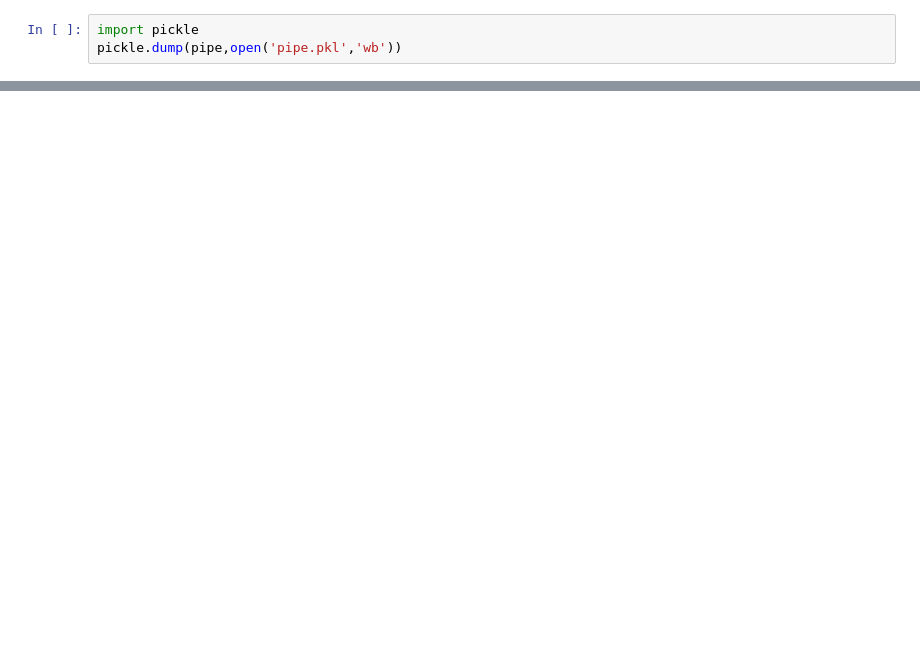
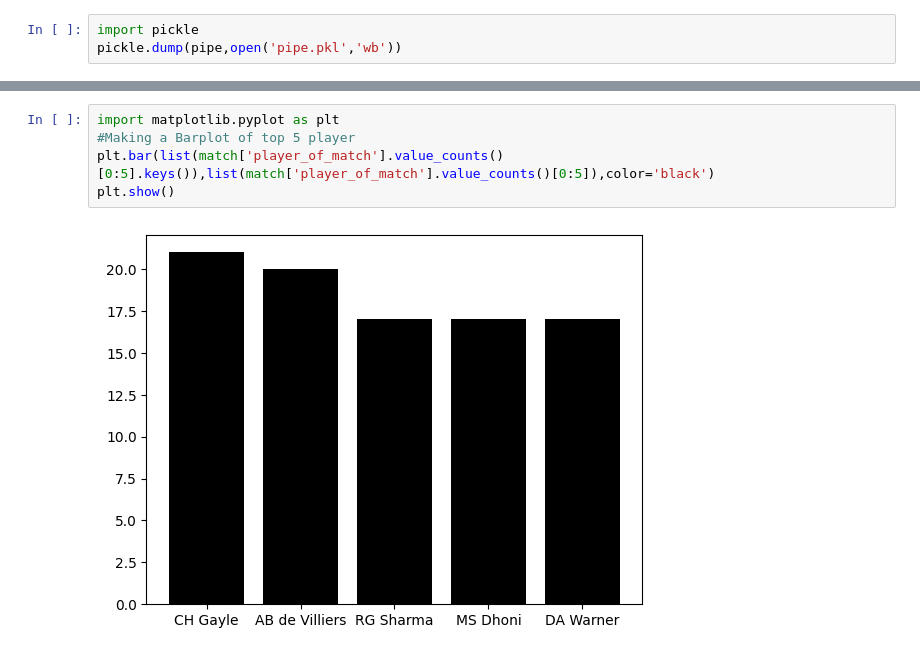
Before and after one commit to tinkam17/Stock-prediction-model, a Jupyter notebook: IPL_PROBABLITY_PRIDICTOR.ipynb, the cells around one changed output, grey strips where cells are left out. Drawn from its saved outputs; the diff is of its cells as text; blank space fills up the shorter version.

```diff
--- a/IPL_PROBABLITY_PRIDICTOR.ipynb
+++ b/IPL_PROBABLITY_PRIDICTOR.ipynb
@@ -442,0 +254,7 @@ pickle.dump(pipe,open('pipe.pkl','wb'))
+# %%
+import matplotlib.pyplot as plt
+#Making a Barplot of top 5 player
+plt.bar(list(match['player_of_match'].value_counts()[0:5].keys()),list(match['player_of_match'].value_counts()[0:5]),color='black')
+plt.show()
+# %% [output]
+[figure, added]
```
Also changed, not shown: parts of 28 cells of this notebook.
